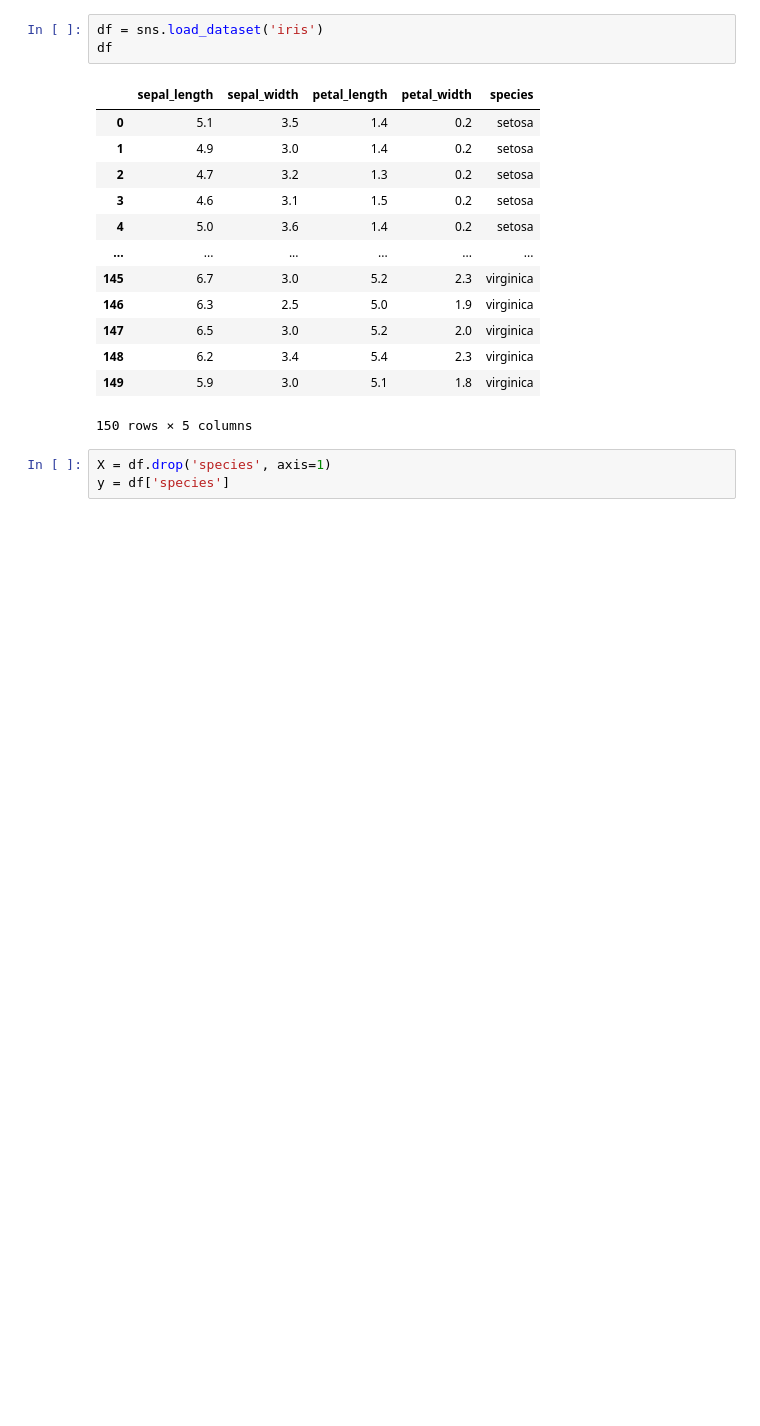
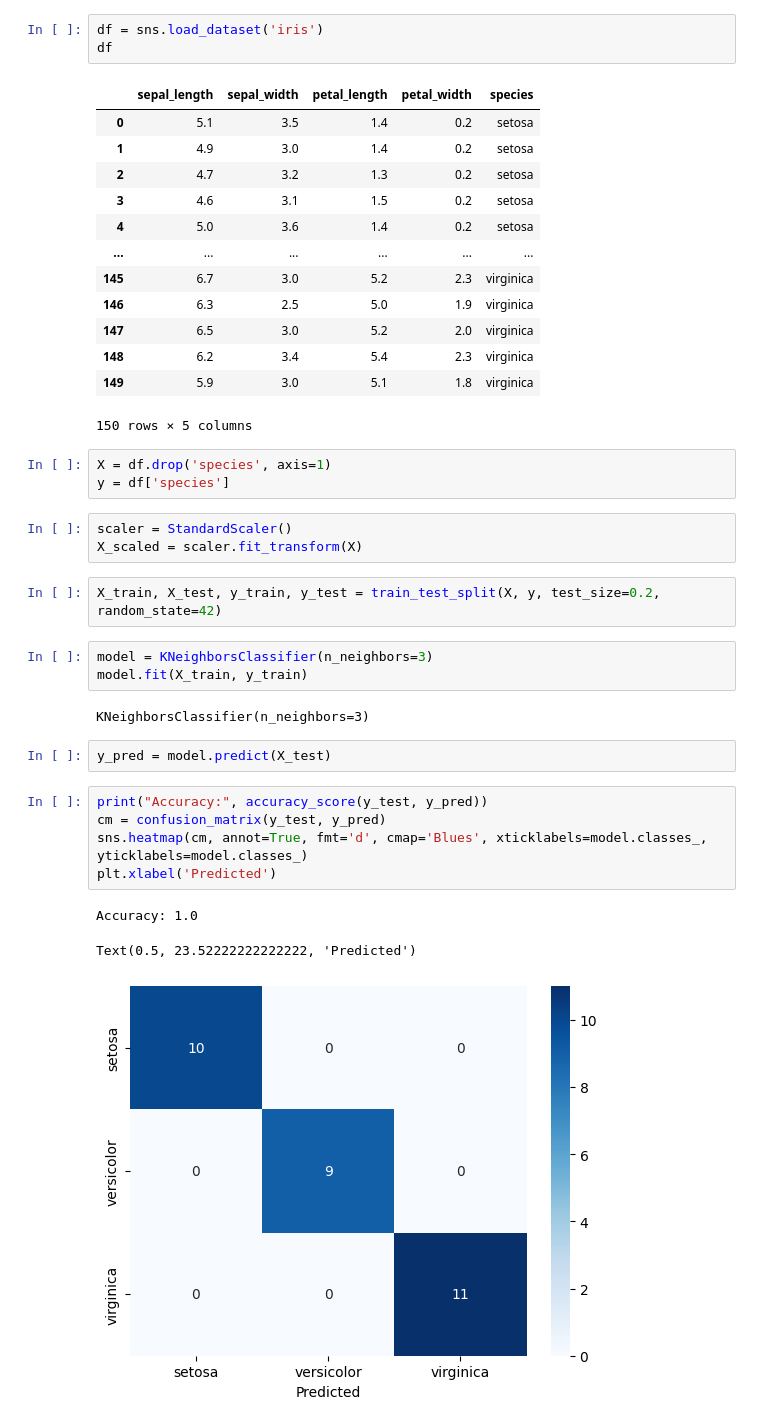
Before and after one commit to Sameerverma32/ML-12pm, a Jupyter notebook: Classification/knn.ipynb, the cells around one changed output. Drawn from its saved outputs; the diff is of its cells as text; blank space fills up the shorter version.

```diff
--- a/Classification/knn.ipynb
+++ b/Classification/knn.ipynb
@@ -28,3 +28,24 @@ df
 # %%
 X = df.drop('species', axis=1)
 y = df['species']
+# %%
+scaler = StandardScaler()
+X_scaled = scaler.fit_transform(X)
+# %%
+X_train, X_test, y_train, y_test = train_test_split(X, y, test_size=0.2, random_state=42)
+# %%
+model = KNeighborsClassifier(n_neighbors=3)
+model.fit(X_train, y_train)
+# %% [output]
+KNeighborsClassifier(n_neighbors=3)
+# %%
+y_pred = model.predict(X_test)
+# %%
+print("Accuracy:", accuracy_score(y_test, y_pred))
+cm = confusion_matrix(y_test, y_pred)
+sns.heatmap(cm, annot=True, fmt='d', cmap='Blues', xticklabels=model.classes_, yticklabels=model.classes_)
+plt.xlabel('Predicted')
+# %% [output]
+Accuracy: 1.0
+Text(0.5, 23.52222222222222, 'Predicted')
+[figure, added]
```
